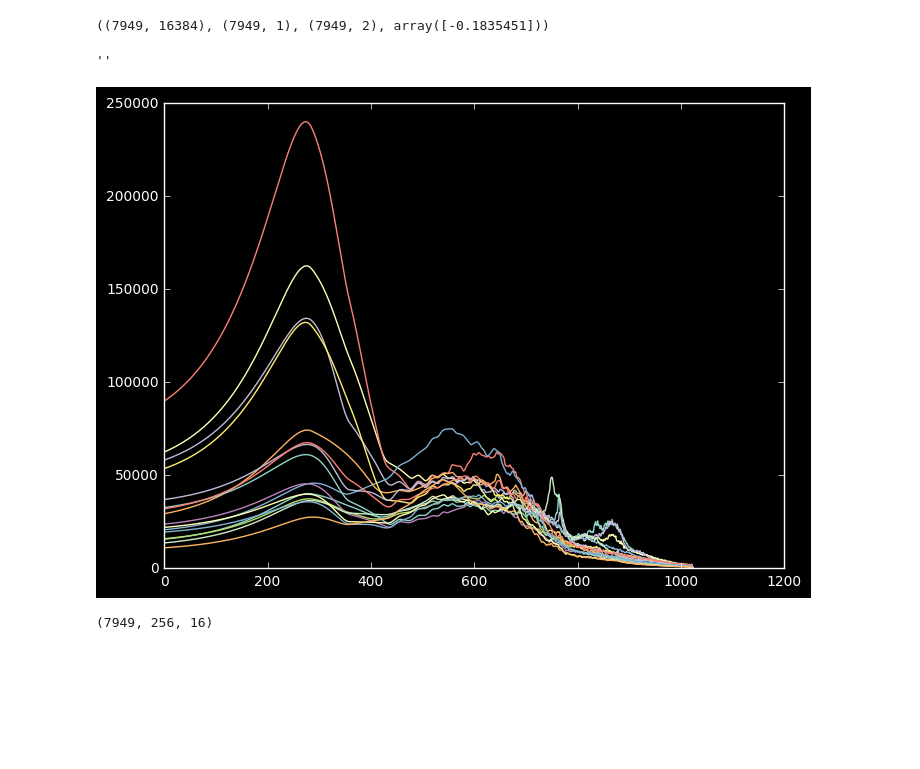
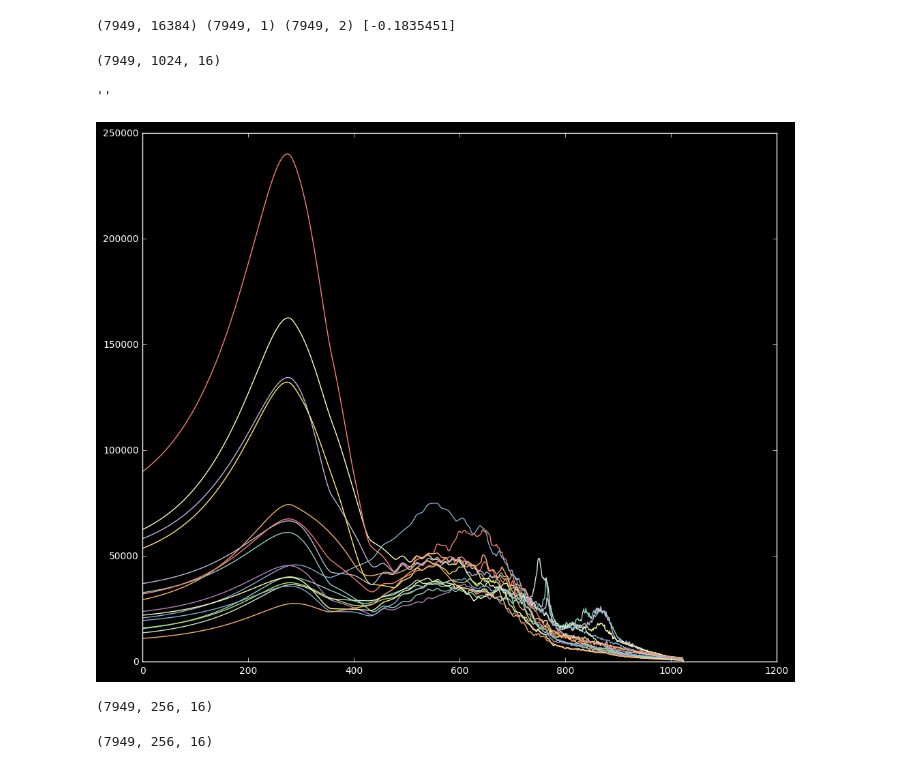
Before and after one commit to xkortex/eeg_seizure_prediction, a Jupyter notebook: autoencoder02.ipynb, the cells around one changed output. Saved outputs shown, nothing was run; the diff lists cells and outputs as text; code cells hidden in the pictures; blank space fills up the shorter version.

Commit message:
updates to crossfire, data processor

```diff
--- a/autoencoder02.ipynb
+++ b/autoencoder02.ipynb
@@ -36,28 +42,34 @@ files2 = pd.read_csv('/home/mike/ve/ml/vec_sampen_9607_384_name.csv')
 # %%
 # plot(data[0])
 # %%
-data = np.concatenate([data, data_t], axis=0)
-Y = np.concatenate([Y, Y_t ], axis=0)
-files = pd.concat([files1, files2], axis=0)
+data_a = np.concatenate([data, data_t], axis=0)
+Y_a = np.concatenate([Y, Y_t ], axis=0)
+files_a = pd.concat([files1, files2], axis=0)
 # %%
-print(data.shape, Y.shape, files.shape, np.mean(Y, axis=0))
+print(data_a.shape, Y_a.shape, files_a.shape, np.mean(Y_a, axis=0))
 # %% [output]
-((7949, 16384), (7949, 1), (7949, 2), array([-0.1835451]))
+(7949, 16384) (7949, 1) (7949, 2) [-0.1835451]
 # %%
 # files.to_csv('vec_enc_lf256_16_each_label_names.csv')
 # np.save('vec_enc_lf256_16_each_label', Y)
 # %%
-data = data.reshape(data.shape[0], -1, 16)
+data_a = data_a.reshape(data_a.shape[0], -1, 16)
+print(data_a.shape)
+# %% [output]
+(7949, 1024, 16)
 # %%
-plot(data[0])
+plot(data_a[0])
 ''
 # %% [output]
 ''
-[figure, old version]
+[figure, new version]
 # %%
 # Smooth the std?
 # data_rs = signal.resample(data, 256, axis=1)
-data_rs = signal.resample_poly(data, 4, 16, axis=1)
+data_rs = signal.resample_poly(data_a, 4, 16, axis=1)
+print(data_rs.shape)
+# %% [output]
+(7949, 256, 16)
 # %%
 mean = np.mean(data_rs, axis=0)
 std = np.std(data_rs, axis=0)
```
Also changed, not shown: parts of 3 cells of this notebook, 14 other files.
